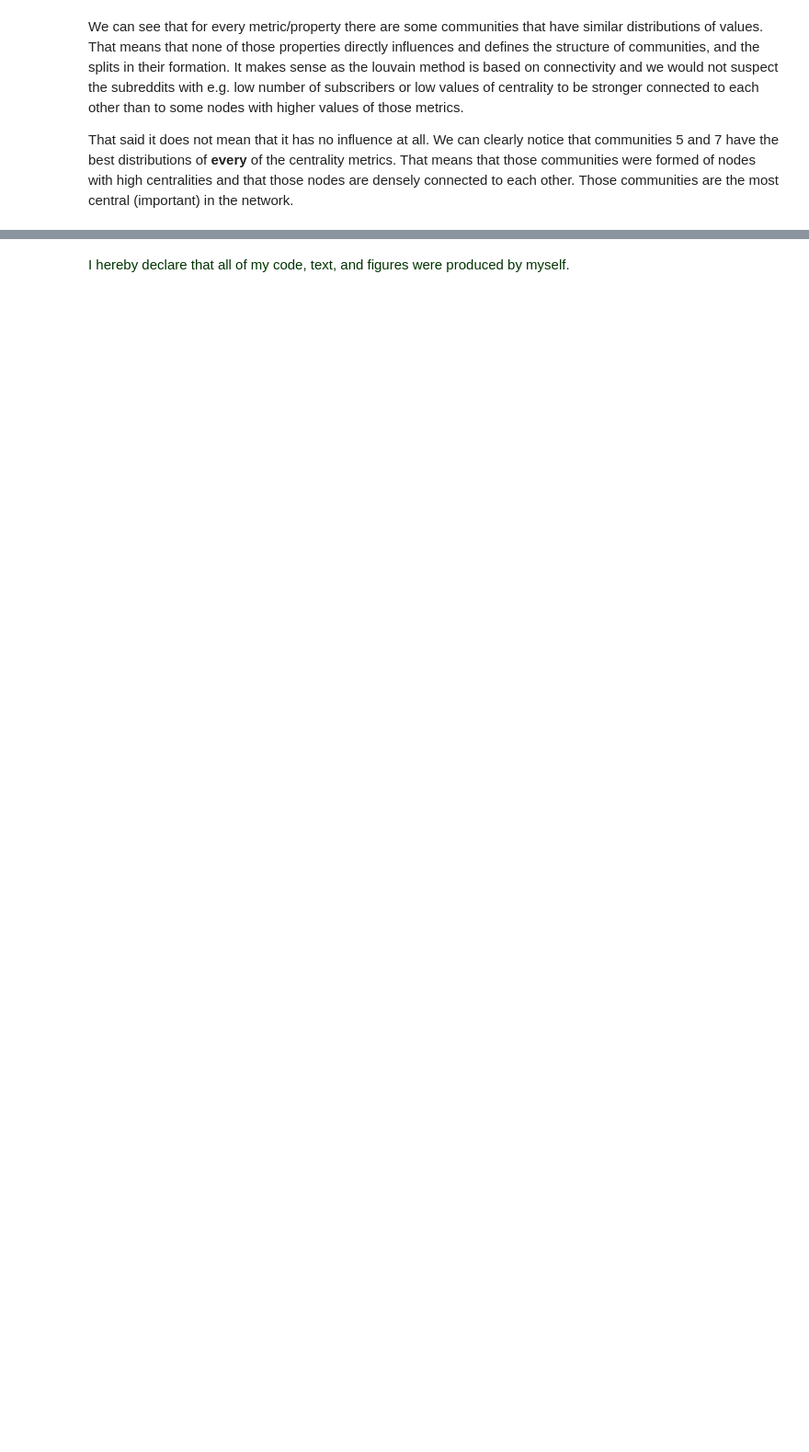
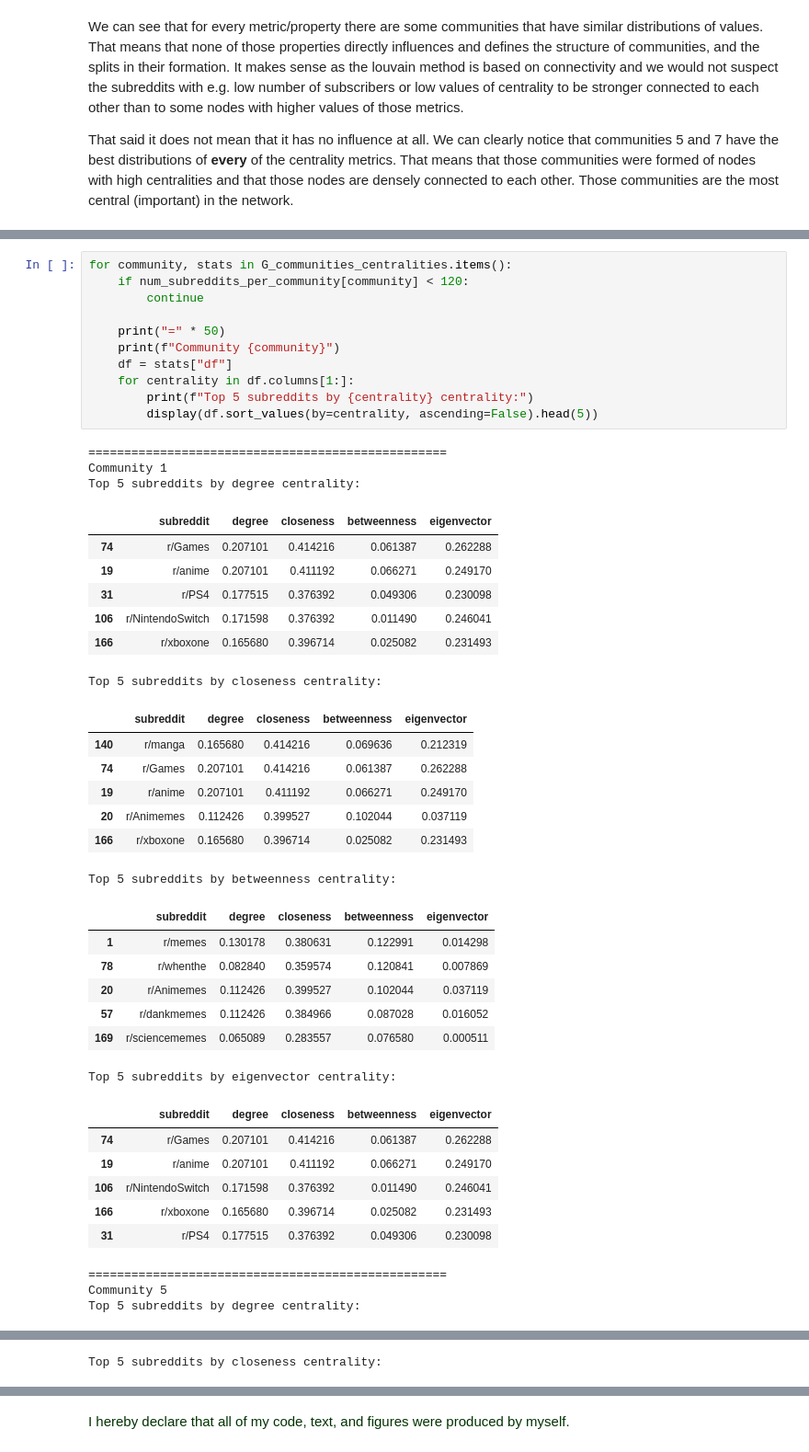
Before and after one commit to steciuk/SNA-reddit-bipartite-analysis, a Jupyter notebook: project.ipynb, the cells around one changed output, grey strips where cells are left out. Shown at 92% size. Cells and saved outputs as stored; diff of their text form; blank space fills up the shorter version.

```diff
--- a/project.ipynb
+++ b/project.ipynb
@@ -1614,0 +1686,45 @@ That said it does not mean that it has no influence at all. We can clearly notic
+# %%
+for community, stats in G_communities_centralities.items():
+    if num_subreddits_per_community[community] < 120:
+        continue
+
+    print("=" * 50)
+    print(f"Community {community}")
+    df = stats["df"]
+    for centrality in df.columns[1:]:
+        print(f"Top 5 subreddits by {centrality} centrality:")
+        display(df.sort_values(by=centrality, ascending=False).head(5))
+# %% [output]
+==================================================
+Community 1
+Top 5 subreddits by degree centrality:
+|  | subreddit | degree | closeness | betweenness | eigenvector |
+| 74 | r/Games | 0.207101 | 0.414216 | 0.061387 | 0.262288 |
+| 19 | r/anime | 0.207101 | 0.411192 | 0.066271 | 0.249170 |
+| 31 | r/PS4 | 0.177515 | 0.376392 | 0.049306 | 0.230098 |
+| 106 | r/NintendoSwitch | 0.171598 | 0.376392 | 0.011490 | 0.246041 |
+| 166 | r/xboxone | 0.165680 | 0.396714 | 0.025082 | 0.231493 |
+Top 5 subreddits by closeness centrality:
+|  | subreddit | degree | closeness | betweenness | eigenvector |
+| 140 | r/manga | 0.165680 | 0.414216 | 0.069636 | 0.212319 |
+| 74 | r/Games | 0.207101 | 0.414216 | 0.061387 | 0.262288 |
+| 19 | r/anime | 0.207101 | 0.411192 | 0.066271 | 0.249170 |
+| 20 | r/Animemes | 0.112426 | 0.399527 | 0.102044 | 0.037119 |
+| 166 | r/xboxone | 0.165680 | 0.396714 | 0.025082 | 0.231493 |
+Top 5 subreddits by betweenness centrality:
+|  | subreddit | degree | closeness | betweenness | eigenvector |
+| 1 | r/memes | 0.130178 | 0.380631 | 0.122991 | 0.014298 |
+| 78 | r/whenthe | 0.082840 | 0.359574 | 0.120841 | 0.007869 |
+| 20 | r/Animemes | 0.112426 | 0.399527 | 0.102044 | 0.037119 |
+| 57 | r/dankmemes | 0.112426 | 0.384966 | 0.087028 | 0.016052 |
+| 169 | r/sciencememes | 0.065089 | 0.283557 | 0.076580 | 0.000511 |
+Top 5 subreddits by eigenvector centrality:
+|  | subreddit | degree | closeness | betweenness | eigenvector |
+| 74 | r/Games | 0.207101 | 0.414216 | 0.061387 | 0.262288 |
+| 19 | r/anime | 0.207101 | 0.411192 | 0.066271 | 0.249170 |
+| 106 | r/NintendoSwitch | 0.171598 | 0.376392 | 0.011490 | 0.246041 |
+| 166 | r/xboxone | 0.165680 | 0.396714 | 0.025082 | 0.231493 |
+| 31 | r/PS4 | 0.177515 | 0.376392 | 0.049306 | 0.230098 |
+==================================================
+Community 5
+Top 5 subreddits by degree centrality:
@@ -1614,0 +1737 @@ That said it does not mean that it has no influence at all. We can clearly notic
+Top 5 subreddits by closeness centrality:
```
Also changed, not shown: parts of 13 cells of this notebook.
